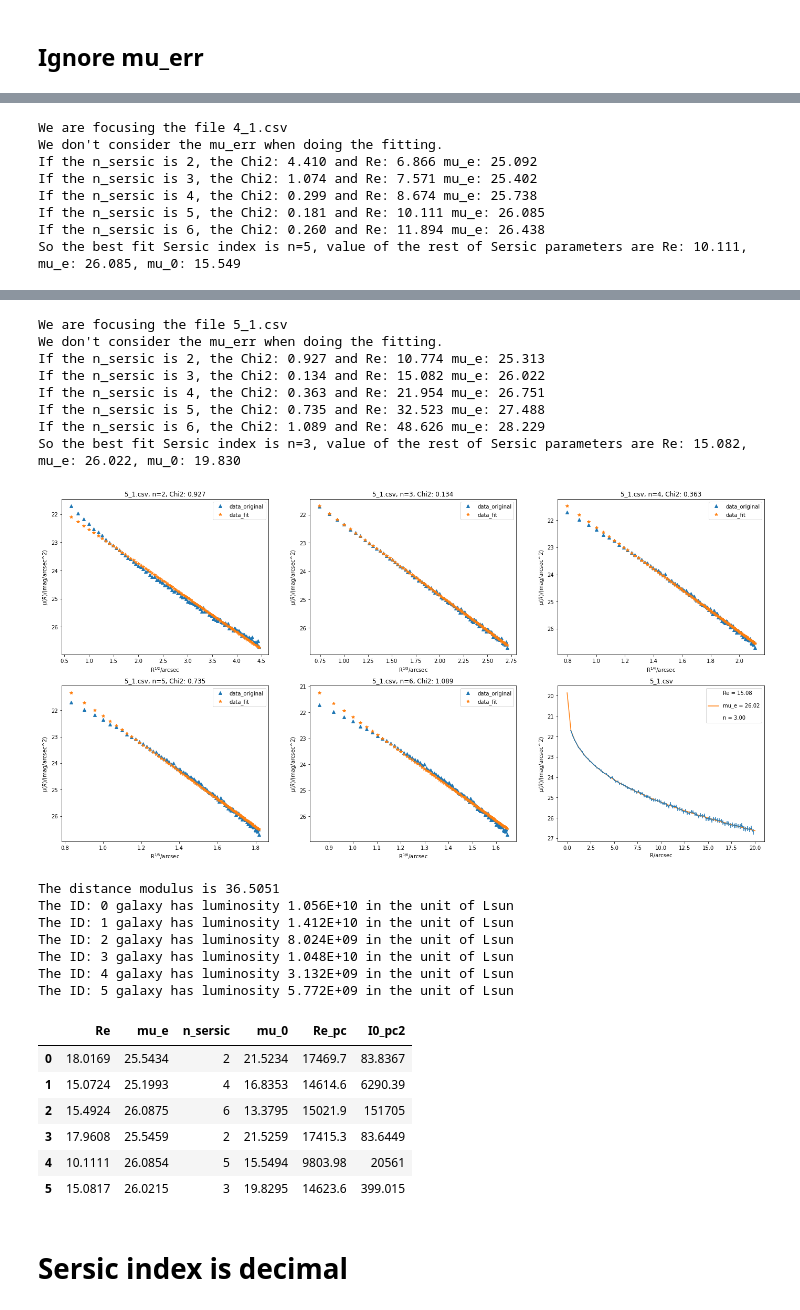
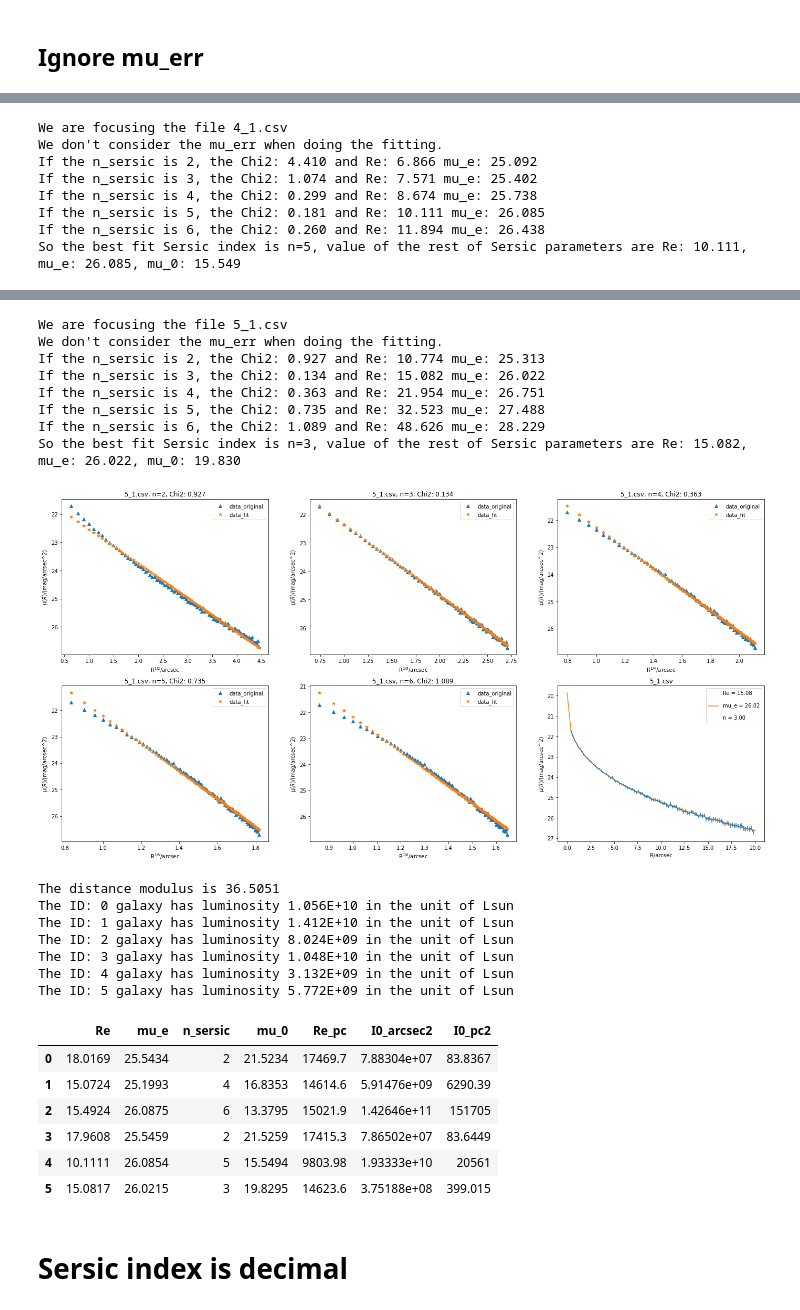
Before and after one commit to wsr1998/galaxy-physics, a Jupyter notebook: hw3.ipynb, the cells around one changed output, grey strips where cells are left out. Saved outputs shown, nothing was run; the diff lists cells and outputs as text; code cells hidden in the pictures.

```diff
--- a/hw3.ipynb
+++ b/hw3.ipynb
@@ -327,6 +328,7 @@ print('The distance modulus is {:.4f}'.format(dist_modulus))
 result['Re_pc']=result.Re.values*D*(2*np.pi/(360*60*60))
 
 M_sun_r=4.76
+result['I0_arcsec2']=10**((result.mu_0.values-M_sun_r-dist_modulus)/(-2.5))
 result['I0_pc2']=10**((result.mu_0.values-M_sun_r-21.572)/(-2.5))
 lumi_ls=get_lumi_from_I0_pc2(result)
 display(result)
@@ -365,40 +367,40 @@ If the n_sersic is 3, the Chi2: 0.652 and Re: 33.001 mu_e: 26.606
 If the n_sersic is 4, the Chi2: 1.296 and Re: 63.098 mu_e: 27.682
 If the n_sersic is 5, the Chi2: 1.828 and Re: 122.803 mu_e: 28.763
 If the n_sersic is 6, the Chi2: 2.247 and Re: 241.260 mu_e: 29.847
 So the best fit Sersic index is n=2, value of the rest of Sersic parameters are Re: 17.961, mu_e: 25.546, mu_0: 21.526
 [figure]
 We are focusing the file 4_1.csv
 We don't consider the mu_err when doing the fitting.
 If the n_sersic is 2, the Chi2: 4.410 and Re: 6.866 mu_e: 25.092
 If the n_sersic is 3, the Chi2: 1.074 and Re: 7.571 mu_e: 25.402
 If the n_sersic is 4, the Chi2: 0.299 and Re: 8.674 mu_e: 25.738
 If the n_sersic is 5, the Chi2: 0.181 and Re: 10.111 mu_e: 26.085
 If the n_sersic is 6, the Chi2: 0.260 and Re: 11.894 mu_e: 26.438
 So the best fit Sersic index is n=5, value of the rest of Sersic parameters are Re: 10.111, mu_e: 26.085, mu_0: 15.549
 [figure]
 We are focusing the file 5_1.csv
 We don't consider the mu_err when doing the fitting.
 If the n_sersic is 2, the Chi2: 0.927 and Re: 10.774 mu_e: 25.313
 If the n_sersic is 3, the Chi2: 0.134 and Re: 15.082 mu_e: 26.022
 If the n_sersic is 4, the Chi2: 0.363 and Re: 21.954 mu_e: 26.751
 If the n_sersic is 5, the Chi2: 0.735 and Re: 32.523 mu_e: 27.488
 If the n_sersic is 6, the Chi2: 1.089 and Re: 48.626 mu_e: 28.229
 So the best fit Sersic index is n=3, value of the rest of Sersic parameters are Re: 15.082, mu_e: 26.022, mu_0: 19.830
 [figure]
 The distance modulus is 36.5051
 The ID: 0 galaxy has luminosity 1.056E+10 in the unit of Lsun
 The ID: 1 galaxy has luminosity 1.412E+10 in the unit of Lsun
 The ID: 2 galaxy has luminosity 8.024E+09 in the unit of Lsun
 The ID: 3 galaxy has luminosity 1.048E+10 in the unit of Lsun
 The ID: 4 galaxy has luminosity 3.132E+09 in the unit of Lsun
 The ID: 5 galaxy has luminosity 5.772E+09 in the unit of Lsun
-|  | Re | mu_e | n_sersic | mu_0 | Re_pc | I0_pc2 |
-| 0 | 18.0169 | 25.5434 | 2 | 21.5234 | 17469.7 | 83.8367 |
-| 1 | 15.0724 | 25.1993 | 4 | 16.8353 | 14614.6 | 6290.39 |
-| 2 | 15.4924 | 26.0875 | 6 | 13.3795 | 15021.9 | 151705 |
-| 3 | 17.9608 | 25.5459 | 2 | 21.5259 | 17415.3 | 83.6449 |
-| 4 | 10.1111 | 26.0854 | 5 | 15.5494 | 9803.98 | 20561 |
-| 5 | 15.0817 | 26.0215 | 3 | 19.8295 | 14623.6 | 399.015 |
+|  | Re | mu_e | n_sersic | mu_0 | Re_pc | I0_arcsec2 | I0_pc2 |
+| 0 | 18.0169 | 25.5434 | 2 | 21.5234 | 17469.7 | 7.88304e+07 | 83.8367 |
+| 1 | 15.0724 | 25.1993 | 4 | 16.8353 | 14614.6 | 5.91476e+09 | 6290.39 |
+| 2 | 15.4924 | 26.0875 | 6 | 13.3795 | 15021.9 | 1.42646e+11 | 151705 |
+| 3 | 17.9608 | 25.5459 | 2 | 21.5259 | 17415.3 | 7.86502e+07 | 83.6449 |
+| 4 | 10.1111 | 26.0854 | 5 | 15.5494 | 9803.98 | 1.93333e+10 | 20561 |
+| 5 | 15.0817 | 26.0215 | 3 | 19.8295 | 14623.6 | 3.75188e+08 | 399.015 |
 # %% [markdown]
 # Sersic index is decimal
 # %% [markdown]
```
Also changed, not shown: parts of 3 cells of this notebook.
